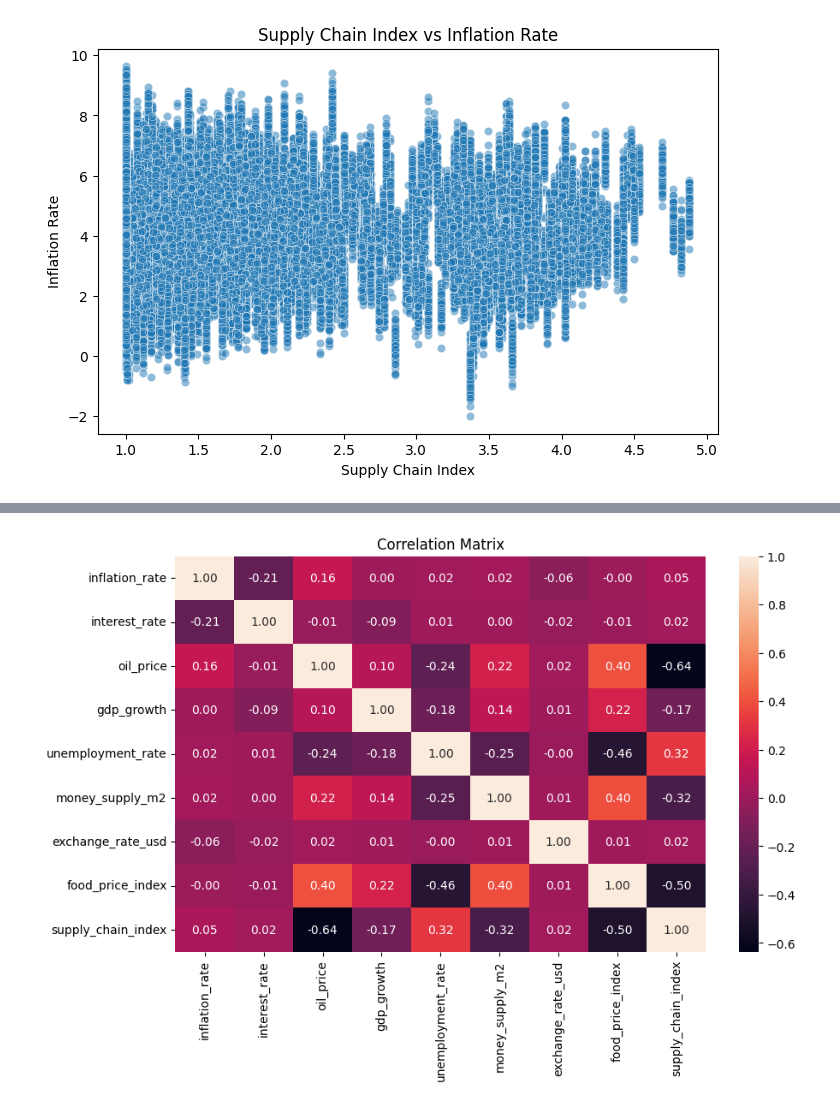
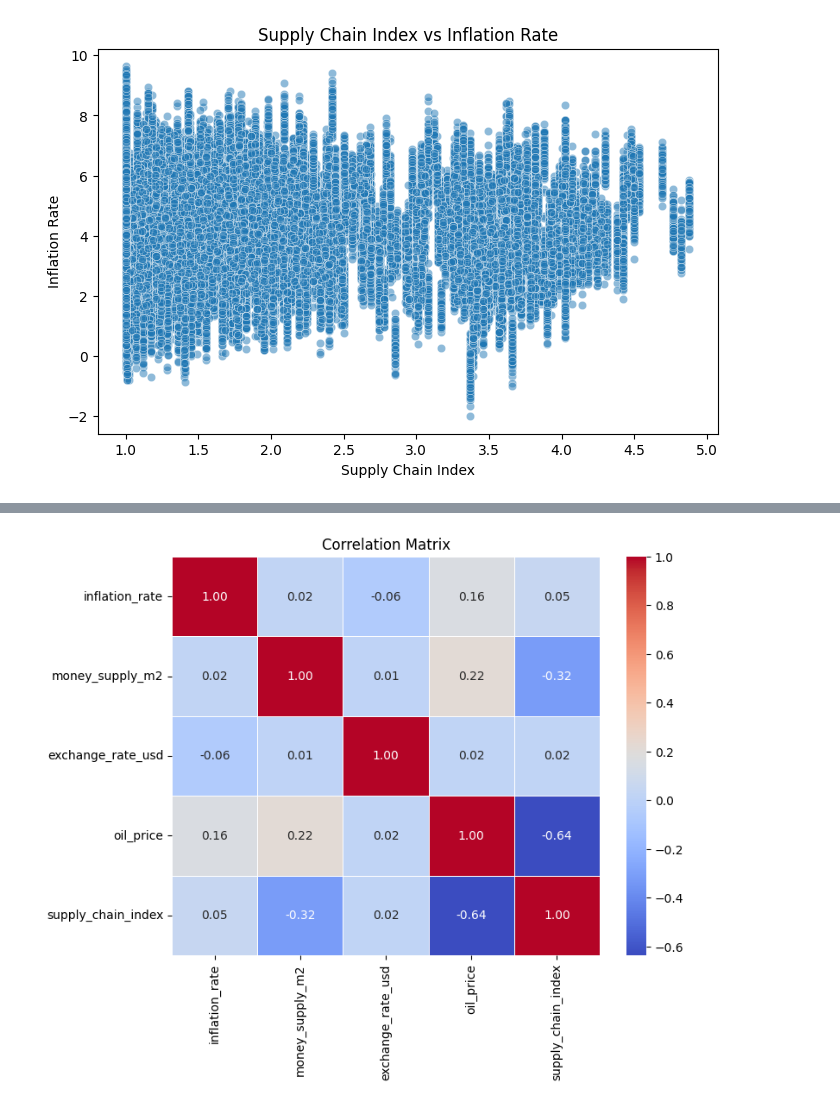
Before and after one commit to gesangamukti/global-inflation-analysis, a Jupyter notebook: globalinflationanalysispost-covid-eda-insight.ipynb, the cells around one changed output, grey strips where cells are left out. Saved outputs shown, nothing was run; the diff lists cells and outputs as text; code cells hidden in the pictures.

```diff
--- a/globalinflationanalysispost-covid-eda-insight.ipynb
+++ b/globalinflationanalysispost-covid-eda-insight.ipynb
@@ -271,9 +355,20 @@ plt.show()
 # Dikerjakan oleh: Ayu Chandra Al Mega
 # ==============================
 # %%
-plt.figure(figsize=(10,6))
-sns.heatmap(df.corr(numeric_only=True), annot=True, fmt=".2f")
+corr_matrix = df[selected_vars].corr()
+
+plt.figure(figsize=(8,6))
+
+sns.heatmap(
+    corr_matrix,
+    annot=True,
+    cmap="coolwarm",
+    fmt=".2f",
+    linewidths=0.5
+)
+
 plt.title("Correlation Matrix")
+
 plt.show()
 # %% [output]
-[figure, old version]
+[figure, new version]
```
Also changed, not shown: parts of 11 cells of this notebook.
